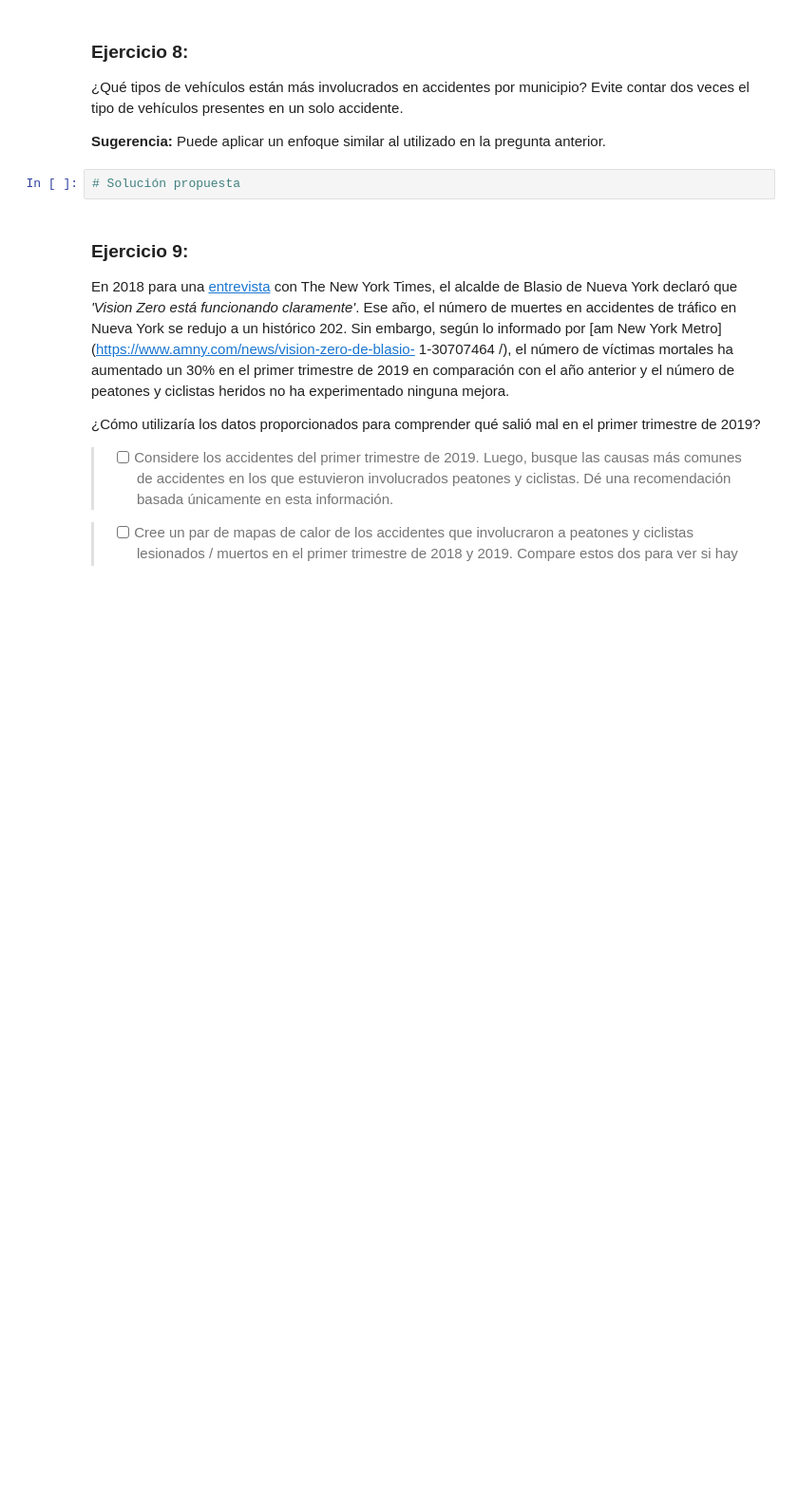
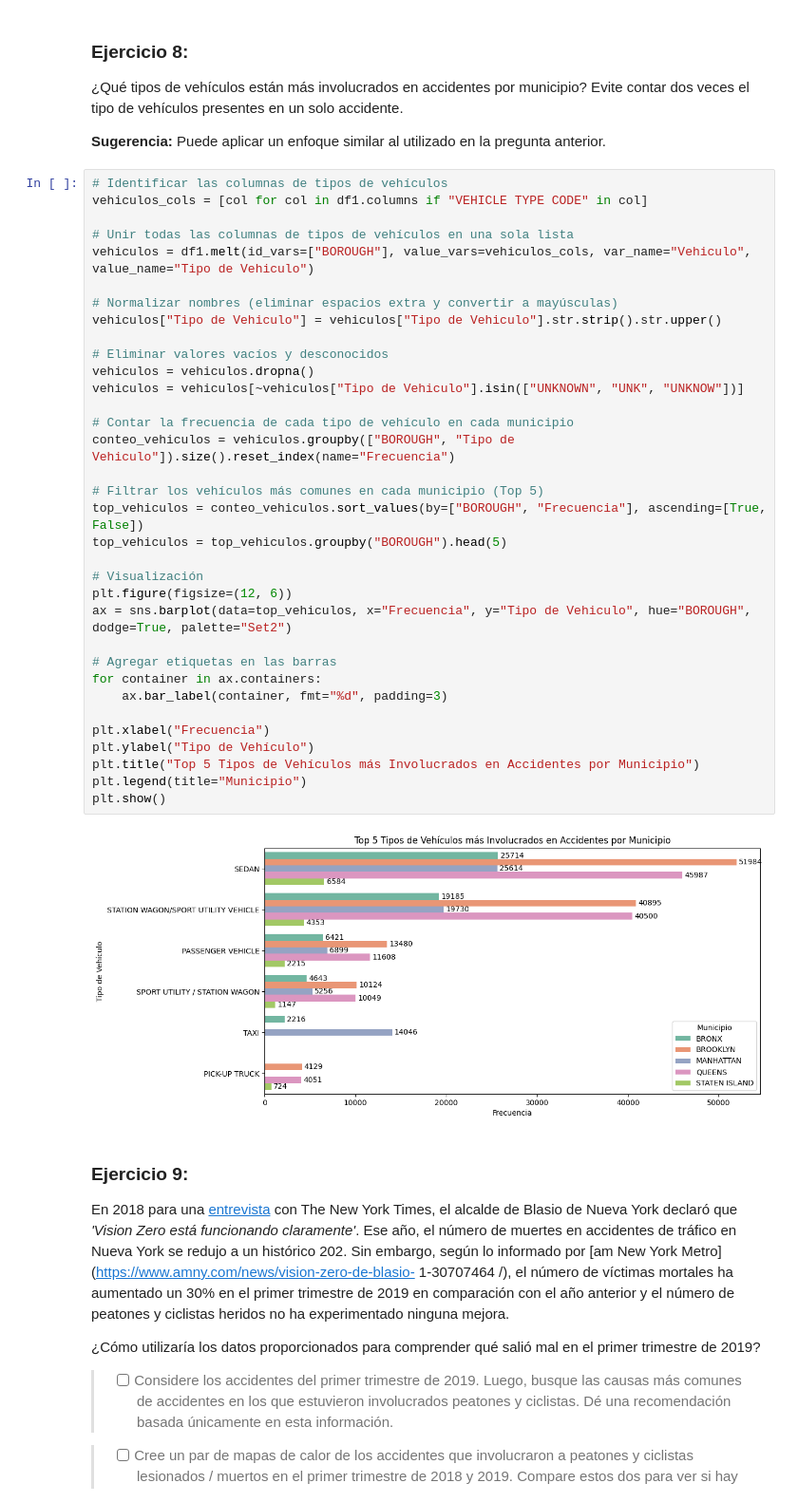
Before and after one commit to eslunap/Guia3_Ean, a Jupyter notebook: Guía3.ipynb, the cells around one changed output. Shown at 95% size. Saved outputs shown, nothing was run; the diff lists cells and outputs as text; blank space fills up the shorter version.

```diff
--- a/Guía3.ipynb
+++ b/Guía3.ipynb
@@ -219,8 +277,42 @@ Passing `palette` without assigning `hue` is deprecated and will be removed in v
 ¿Qué tipos de vehículos están más involucrados en accidentes por municipio? Evite contar dos veces el tipo de vehículos presentes en un solo accidente.
 
 **Sugerencia:** Puede aplicar un enfoque similar al utilizado en la pregunta anterior.
-# %%
-# Solución propuesta
+# %%
+# Identificar las columnas de tipos de vehículos
+vehiculos_cols = [col for col in df1.columns if "VEHICLE TYPE CODE" in col]
+
+# Unir todas las columnas de tipos de vehículos en una sola lista
+vehiculos = df1.melt(id_vars=["BOROUGH"], value_vars=vehiculos_cols, var_name="Vehiculo", value_name="Tipo de Vehiculo")
+
+# Normalizar nombres (eliminar espacios extra y convertir a mayúsculas)
+vehiculos["Tipo de Vehiculo"] = vehiculos["Tipo de Vehiculo"].str.strip().str.upper()
+
+# Eliminar valores vacíos y desconocidos
+vehiculos = vehiculos.dropna()
+vehiculos = vehiculos[~vehiculos["Tipo de Vehiculo"].isin(["UNKNOWN", "UNK", "UNKNOW"])]
+
+# Contar la frecuencia de cada tipo de vehículo en cada municipio
+conteo_vehiculos = vehiculos.groupby(["BOROUGH", "Tipo de Vehiculo"]).size().reset_index(name="Frecuencia")
+
+# Filtrar los vehículos más comunes en cada municipio (Top 5)
+top_vehiculos = conteo_vehiculos.sort_values(by=["BOROUGH", "Frecuencia"], ascending=[True, False])
+top_vehiculos = top_vehiculos.groupby("BOROUGH").head(5)
+
+# Visualización
+plt.figure(figsize=(12, 6))
+ax = sns.barplot(data=top_vehiculos, x="Frecuencia", y="Tipo de Vehiculo", hue="BOROUGH", dodge=True, palette="Set2")
+
+# Agregar etiquetas en las barras
+for container in ax.containers:
+    ax.bar_label(container, fmt="%d", padding=3)
+
+plt.xlabel("Frecuencia")
+plt.ylabel("Tipo de Vehículo")
+plt.title("Top 5 Tipos de Vehículos más Involucrados en Accidentes por Municipio")
+plt.legend(title="Municipio")
+plt.show()
+# %% [output]
+[figure, added]
 # %% [markdown]
 ### Ejercicio 9:
 
```
Also changed, not shown: parts of 13 cells of this notebook, 2 other files.
